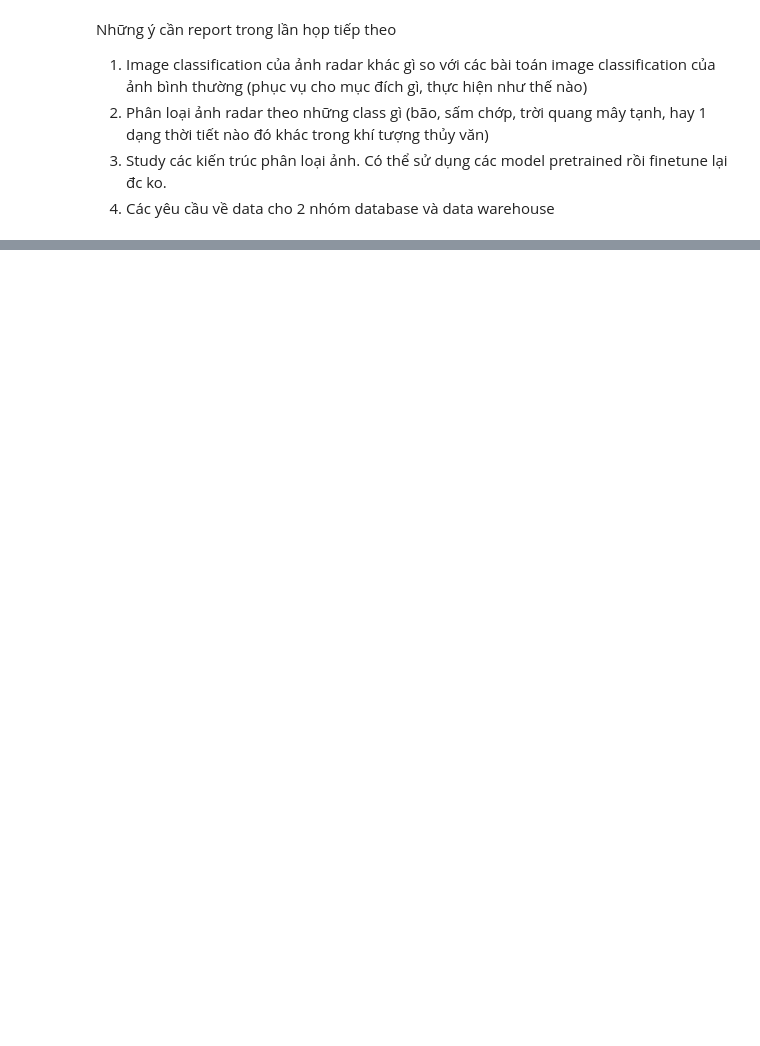
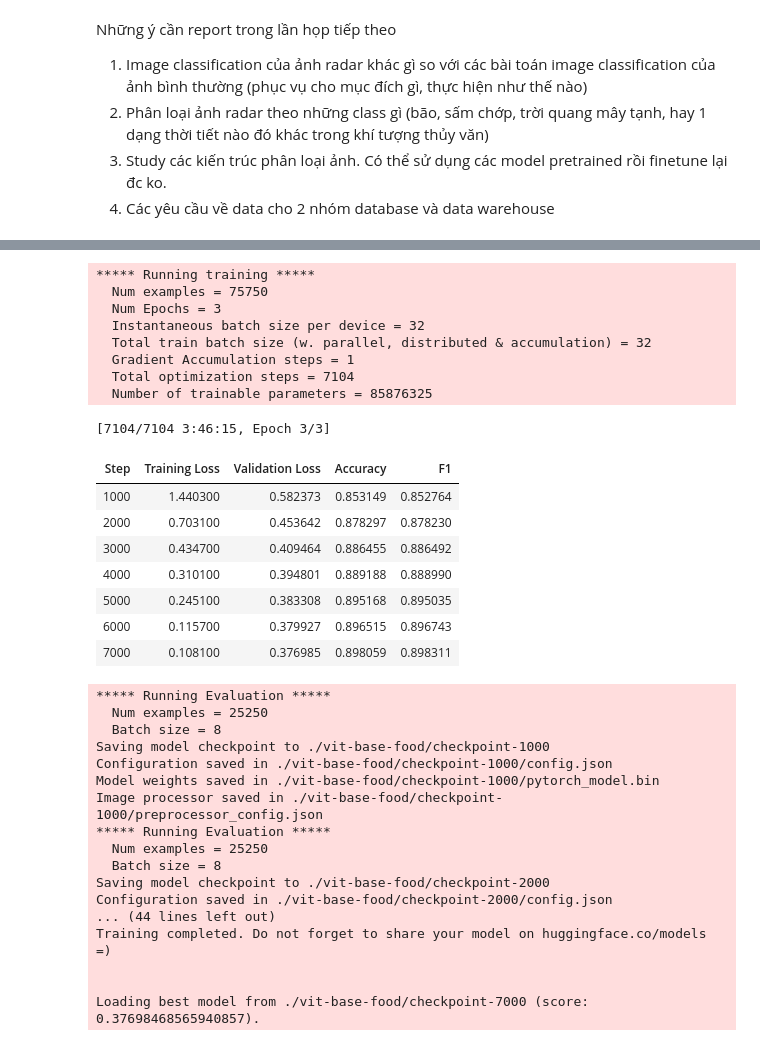
Before and after one commit to TheNMD/ai-project3, a Jupyter notebook: main.ipynb, the cells around one changed output, grey strips where cells are left out. Saved outputs shown, nothing was run; the diff lists cells and outputs as text; code cells hidden in the pictures; blank space fills up the shorter version.

```diff
--- a/main.ipynb
+++ b/main.ipynb
@@ -112,0 +335,8 @@ Indicate when the data was collected.
+# %%
+import torch
+
+def collate_fn(batch):
+  return {
+      "pixel_values": torch.stack([x["pixel_values"] for x in batch]),
+      "labels": torch.tensor([x["labels"] for x in batch]),
+  }
@@ -112,0 +369,22 @@ Indicate when the data was collected.
+# %%
+from transformers import TrainingArguments
+
+training_args = TrainingArguments(
+  output_dir="./vit-base-food", # output directory
+  # output_dir="./vit-base-skin-cancer",
+  per_device_train_batch_size=32, # batch size per device during training
+  evaluation_strategy="steps",    # evaluation strategy to adopt during training
+  num_train_epochs=3,             # total number of training epochs
+  # fp16=True,                    # use mixed precision
+  save_steps=1000,                # number of update steps before saving checkpoint
+  eval_steps=1000,                # number of update steps before evaluating
+  logging_steps=1000,             # number of update steps before logging
+  # save_steps=50,
+  # eval_steps=50,
+  # logging_steps=50,
+  save_total_limit=2,             # limit the total amount of checkpoints on disk
+  remove_unused_columns=False,    # remove unused columns from the dataset
+  push_to_hub=False,              # do not push the model to the hub
+  report_to='tensorboard',        # report metrics to tensorboard
+  load_best_model_at_end=True,    # load the best model at the end of training
+)
@@ -112,0 +393,50 @@ Indicate when the data was collected.
+# %%
+from transformers import Trainer
+
+trainer = Trainer(
+    model=model,                        # the instantiated 🤗 Transformers model to be trained
+    args=training_args,                 # training arguments, defined above
+    data_collator=collate_fn,           # the data collator that will be used for batching
+    compute_metrics=compute_metrics,    # the metrics function that will be used for evaluation
+    train_dataset=dataset["train"],     # training dataset
+    eval_dataset=dataset["validation"], # evaluation dataset
+    tokenizer=image_processor,          # the processor that will be used for preprocessing the images
+)
+# %%
+# start training
+trainer.train()
+# %% [output]
+***** Running training *****
+  Num examples = 75750
+  Num Epochs = 3
+  Instantaneous batch size per device = 32
+  Total train batch size (w. parallel, distributed & accumulation) = 32
+  Gradient Accumulation steps = 1
+  Total optimization steps = 7104
+  Number of trainable parameters = 85876325
+[7104/7104 3:46:15, Epoch 3/3]
+| Step | Training Loss | Validation Loss | Accuracy | F1 |
+| 1000 | 1.440300 | 0.582373 | 0.853149 | 0.852764 |
+| 2000 | 0.703100 | 0.453642 | 0.878297 | 0.878230 |
+| 3000 | 0.434700 | 0.409464 | 0.886455 | 0.886492 |
+| 4000 | 0.310100 | 0.394801 | 0.889188 | 0.888990 |
+| 5000 | 0.245100 | 0.383308 | 0.895168 | 0.895035 |
+| 6000 | 0.115700 | 0.379927 | 0.896515 | 0.896743 |
+| 7000 | 0.108100 | 0.376985 | 0.898059 | 0.898311 |
+***** Running Evaluation *****
+  Num examples = 25250
+  Batch size = 8
+Saving model checkpoint to ./vit-base-food/checkpoint-1000
+Configuration saved in ./vit-base-food/checkpoint-1000/config.json
+Model weights saved in ./vit-base-food/checkpoint-1000/pytorch_model.bin
+Image processor saved in ./vit-base-food/checkpoint-1000/preprocessor_config.json
+***** Running Evaluation *****
+  Num examples = 25250
+  Batch size = 8
+Saving model checkpoint to ./vit-base-food/checkpoint-2000
+Configuration saved in ./vit-base-food/checkpoint-2000/config.json
+... (44 lines left out)
+Training completed. Do not forget to share your model on huggingface.co/models =)
+
+
+Loading best model from ./vit-base-food/checkpoint-7000 (score: 0.37698468565940857).
```
Also changed, not shown: parts of 55 cells of this notebook, 2 other files.
